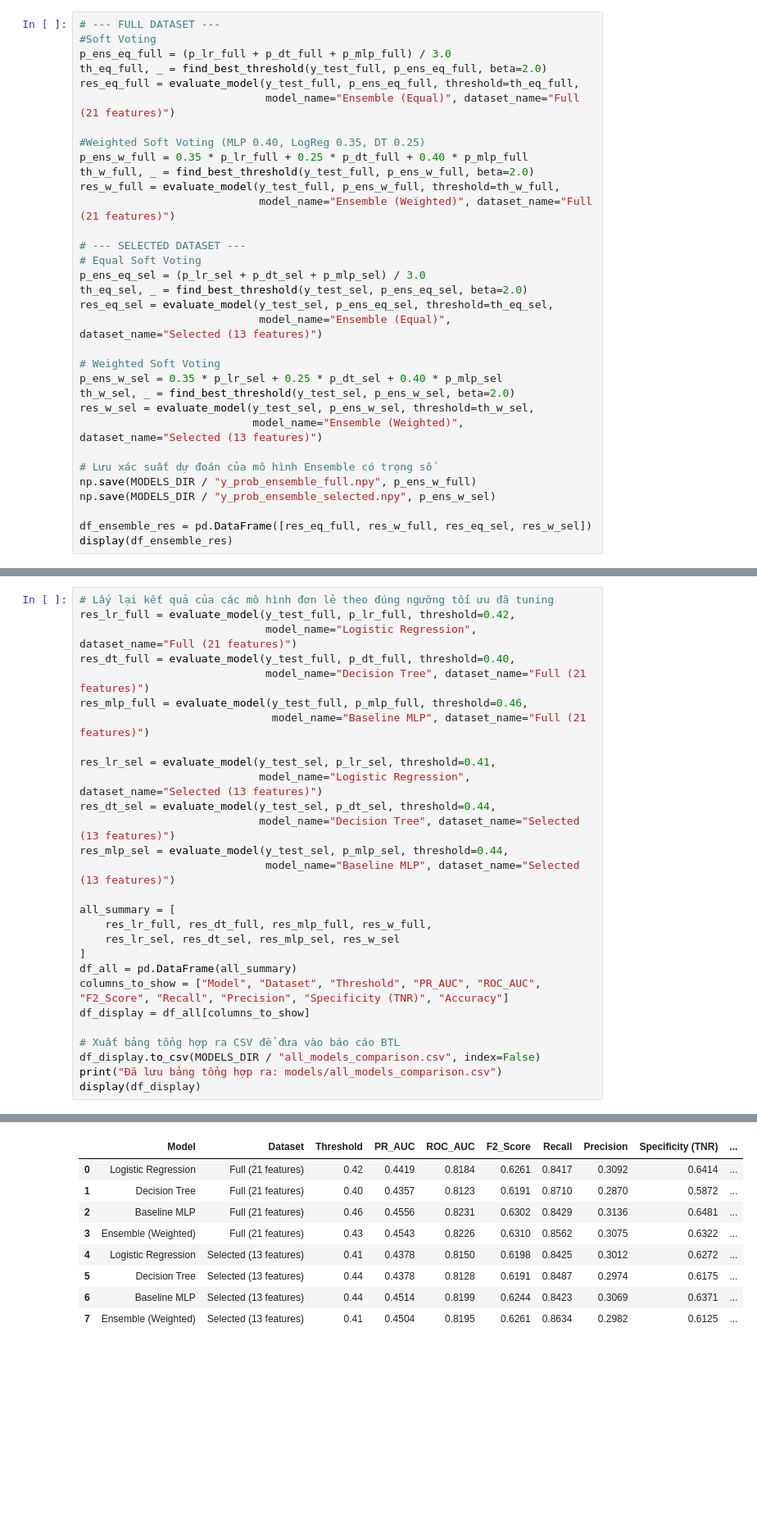
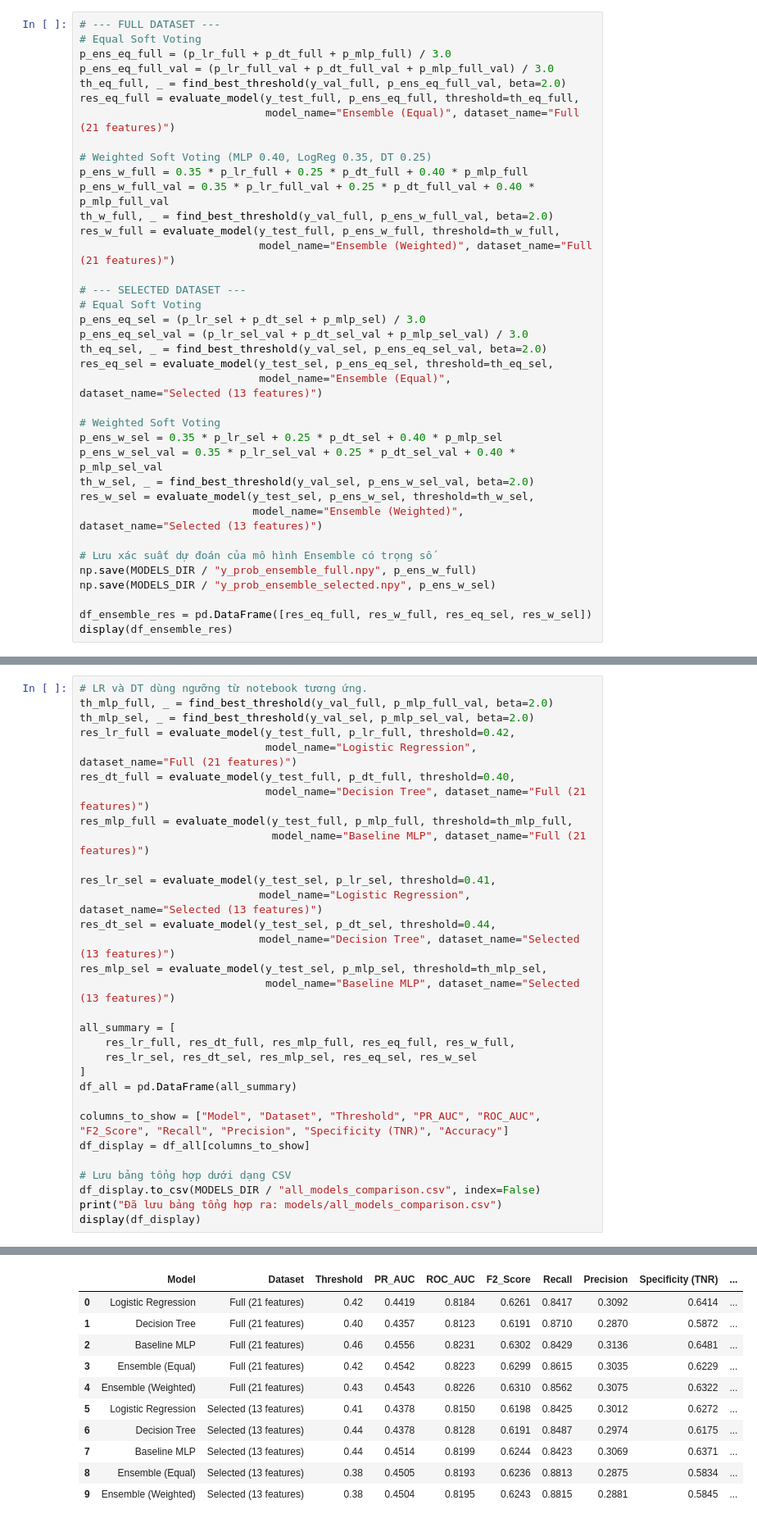
Before and after one commit to ncn2569/Machine_Learning_Project, a Jupyter notebook: notebooks/05_ensemble_and_evaluation.ipynb, the cells around one changed output, grey strips where cells are left out. Shown at 82% size. Cells and saved outputs as stored; diff of their text form; blank space fills up the shorter version.

```diff
--- a/notebooks/05_ensemble_and_evaluation.ipynb
+++ b/notebooks/05_ensemble_and_evaluation.ipynb
@@ -74,27 +82,31 @@ Tỷ lệ lớp dương (Tiền tiểu đường + Tiểu đường): 0.1602
 # %%
 # --- FULL DATASET ---
-#Soft Voting
+# Equal Soft Voting
 p_ens_eq_full = (p_lr_full + p_dt_full + p_mlp_full) / 3.0
-th_eq_full, _ = find_best_threshold(y_test_full, p_ens_eq_full, beta=2.0)
+p_ens_eq_full_val = (p_lr_full_val + p_dt_full_val + p_mlp_full_val) / 3.0
+th_eq_full, _ = find_best_threshold(y_val_full, p_ens_eq_full_val, beta=2.0)
 res_eq_full = evaluate_model(y_test_full, p_ens_eq_full, threshold=th_eq_full,
                              model_name="Ensemble (Equal)", dataset_name="Full (21 features)")
 
-#Weighted Soft Voting (MLP 0.40, LogReg 0.35, DT 0.25)
+# Weighted Soft Voting (MLP 0.40, LogReg 0.35, DT 0.25)
 p_ens_w_full = 0.35 * p_lr_full + 0.25 * p_dt_full + 0.40 * p_mlp_full
-th_w_full, _ = find_best_threshold(y_test_full, p_ens_w_full, beta=2.0)
+p_ens_w_full_val = 0.35 * p_lr_full_val + 0.25 * p_dt_full_val + 0.40 * p_mlp_full_val
+th_w_full, _ = find_best_threshold(y_val_full, p_ens_w_full_val, beta=2.0)
 res_w_full = evaluate_model(y_test_full, p_ens_w_full, threshold=th_w_full,
                             model_name="Ensemble (Weighted)", dataset_name="Full (21 features)")
 
 # --- SELECTED DATASET ---
 # Equal Soft Voting
 p_ens_eq_sel = (p_lr_sel + p_dt_sel + p_mlp_sel) / 3.0
-th_eq_sel, _ = find_best_threshold(y_test_sel, p_ens_eq_sel, beta=2.0)
+p_ens_eq_sel_val = (p_lr_sel_val + p_dt_sel_val + p_mlp_sel_val) / 3.0
+th_eq_sel, _ = find_best_threshold(y_val_sel, p_ens_eq_sel_val, beta=2.0)
 res_eq_sel = evaluate_model(y_test_sel, p_ens_eq_sel, threshold=th_eq_sel,
                             model_name="Ensemble (Equal)", dataset_name="Selected (13 features)")
 
 # Weighted Soft Voting
 p_ens_w_sel = 0.35 * p_lr_sel + 0.25 * p_dt_sel + 0.40 * p_mlp_sel
-th_w_sel, _ = find_best_threshold(y_test_sel, p_ens_w_sel, beta=2.0)
+p_ens_w_sel_val = 0.35 * p_lr_sel_val + 0.25 * p_dt_sel_val + 0.40 * p_mlp_sel_val
+th_w_sel, _ = find_best_threshold(y_val_sel, p_ens_w_sel_val, beta=2.0)
 res_w_sel = evaluate_model(y_test_sel, p_ens_w_sel, threshold=th_w_sel,
                            model_name="Ensemble (Weighted)", dataset_name="Selected (13 features)")
 
@@ -118,40 +129,45 @@ display(df_ensemble_res)
 # %%
-# Lấy lại kết quả của các mô hình đơn lẻ theo đúng ngưỡng tối ưu đã tuning
+# LR và DT dùng ngưỡng từ notebook tương ứng.
+th_mlp_full, _ = find_best_threshold(y_val_full, p_mlp_full_val, beta=2.0)
+th_mlp_sel, _ = find_best_threshold(y_val_sel, p_mlp_sel_val, beta=2.0)
 res_lr_full = evaluate_model(y_test_full, p_lr_full, threshold=0.42,
                              model_name="Logistic Regression", dataset_name="Full (21 features)")
 res_dt_full = evaluate_model(y_test_full, p_dt_full, threshold=0.40,
                              model_name="Decision Tree", dataset_name="Full (21 features)")
-res_mlp_full = evaluate_model(y_test_full, p_mlp_full, threshold=0.46,
+res_mlp_full = evaluate_model(y_test_full, p_mlp_full, threshold=th_mlp_full,
                               model_name="Baseline MLP", dataset_name="Full (21 features)")
 
 res_lr_sel = evaluate_model(y_test_sel, p_lr_sel, threshold=0.41,
                             model_name="Logistic Regression", dataset_name="Selected (13 features)")
 res_dt_sel = evaluate_model(y_test_sel, p_dt_sel, threshold=0.44,
                             model_name="Decision Tree", dataset_name="Selected (13 features)")
-res_mlp_sel = evaluate_model(y_test_sel, p_mlp_sel, threshold=0.44,
+res_mlp_sel = evaluate_model(y_test_sel, p_mlp_sel, threshold=th_mlp_sel,
                              model_name="Baseline MLP", dataset_name="Selected (13 features)")
 
 all_summary = [
-    res_lr_full, res_dt_full, res_mlp_full, res_w_full,
-    res_lr_sel, res_dt_sel, res_mlp_sel, res_w_sel
+    res_lr_full, res_dt_full, res_mlp_full, res_eq_full, res_w_full,
+    res_lr_sel, res_dt_sel, res_mlp_sel, res_eq_sel, res_w_sel
 ]
 df_all = pd.DataFrame(all_summary)
+
 columns_to_show = ["Model", "Dataset", "Threshold", "PR_AUC", "ROC_AUC", "F2_Score", "Recall", "Precision", "Specificity (TNR)", "Accuracy"]
 df_display = df_all[columns_to_show]
 
-# Xuất bảng tổng hợp ra CSV để đưa vào báo cáo BTL
+# Lưu bảng tổng hợp dưới dạng CSV
 df_display.to_csv(MODELS_DIR / "all_models_comparison.csv", index=False)
 print("Đã lưu bảng tổng hợp ra: models/all_models_comparison.csv")
 display(df_display)
 # %% [output]
 Đã lưu bảng tổng hợp ra: models/all_models_comparison.csv
 |  | Model | Dataset | Threshold | PR_AUC | ROC_AUC | F2_Score | Recall | Precision | Specificity (TNR) | ... |
 | 0 | Logistic Regression | Full (21 features) | 0.42 | 0.4419 | 0.8184 | 0.6261 | 0.8417 | 0.3092 | 0.6414 | ... |
 | 1 | Decision Tree | Full (21 features) | 0.40 | 0.4357 | 0.8123 | 0.6191 | 0.8710 | 0.2870 | 0.5872 | ... |
 | 2 | Baseline MLP | Full (21 features) | 0.46 | 0.4556 | 0.8231 | 0.6302 | 0.8429 | 0.3136 | 0.6481 | ... |
-| 3 | Ensemble (Weighted) | Full (21 features) | 0.43 | 0.4543 | 0.8226 | 0.6310 | 0.8562 | 0.3075 | 0.6322 | ... |
-| 4 | Logistic Regression | Selected (13 features) | 0.41 | 0.4378 | 0.8150 | 0.6198 | 0.8425 | 0.3012 | 0.6272 | ... |
-| 5 | Decision Tree | Selected (13 features) | 0.44 | 0.4378 | 0.8128 | 0.6191 | 0.8487 | 0.2974 | 0.6175 | ... |
-| 6 | Baseline MLP | Selected (13 features) | 0.44 | 0.4514 | 0.8199 | 0.6244 | 0.8423 | 0.3069 | 0.6371 | ... |
-| 7 | Ensemble (Weighted) | Selected (13 features) | 0.41 | 0.4504 | 0.8195 | 0.6261 | 0.8634 | 0.2982 | 0.6125 | ... |
+| 3 | Ensemble (Equal) | Full (21 features) | 0.42 | 0.4542 | 0.8223 | 0.6299 | 0.8615 | 0.3035 | 0.6229 | ... |
+| 4 | Ensemble (Weighted) | Full (21 features) | 0.43 | 0.4543 | 0.8226 | 0.6310 | 0.8562 | 0.3075 | 0.6322 | ... |
+| 5 | Logistic Regression | Selected (13 features) | 0.41 | 0.4378 | 0.8150 | 0.6198 | 0.8425 | 0.3012 | 0.6272 | ... |
+| 6 | Decision Tree | Selected (13 features) | 0.44 | 0.4378 | 0.8128 | 0.6191 | 0.8487 | 0.2974 | 0.6175 | ... |
+| 7 | Baseline MLP | Selected (13 features) | 0.44 | 0.4514 | 0.8199 | 0.6244 | 0.8423 | 0.3069 | 0.6371 | ... |
+| 8 | Ensemble (Equal) | Selected (13 features) | 0.38 | 0.4505 | 0.8193 | 0.6236 | 0.8813 | 0.2875 | 0.5834 | ... |
+| 9 | Ensemble (Weighted) | Selected (13 features) | 0.38 | 0.4504 | 0.8195 | 0.6243 | 0.8815 | 0.2881 | 0.5845 | ... |
 # %% [markdown]
```
Also changed, not shown: parts of 20 cells of this notebook, 2 other files.
